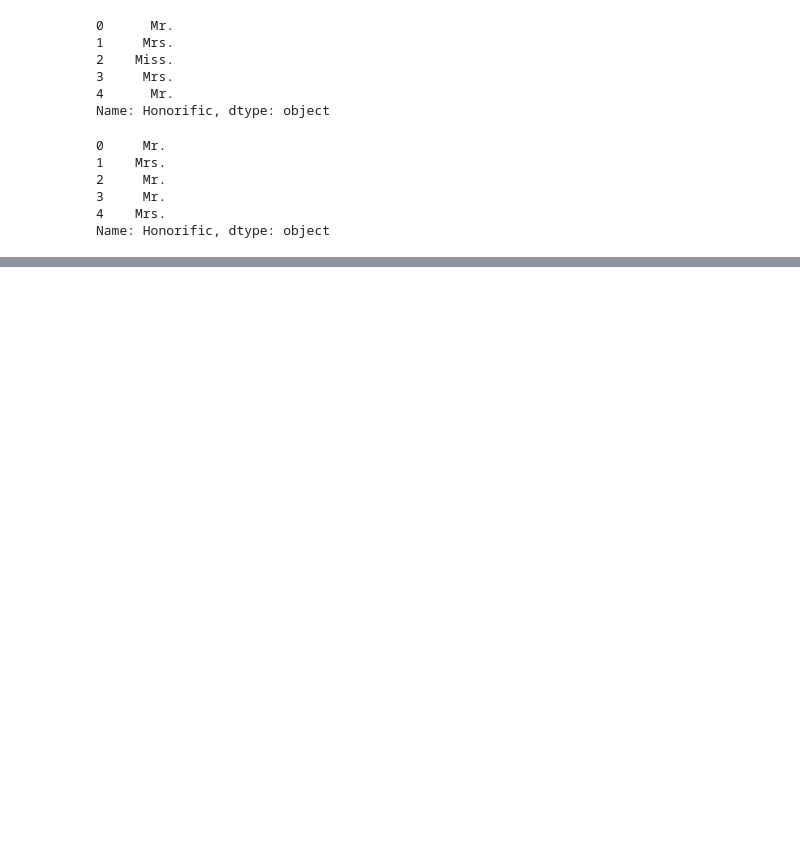
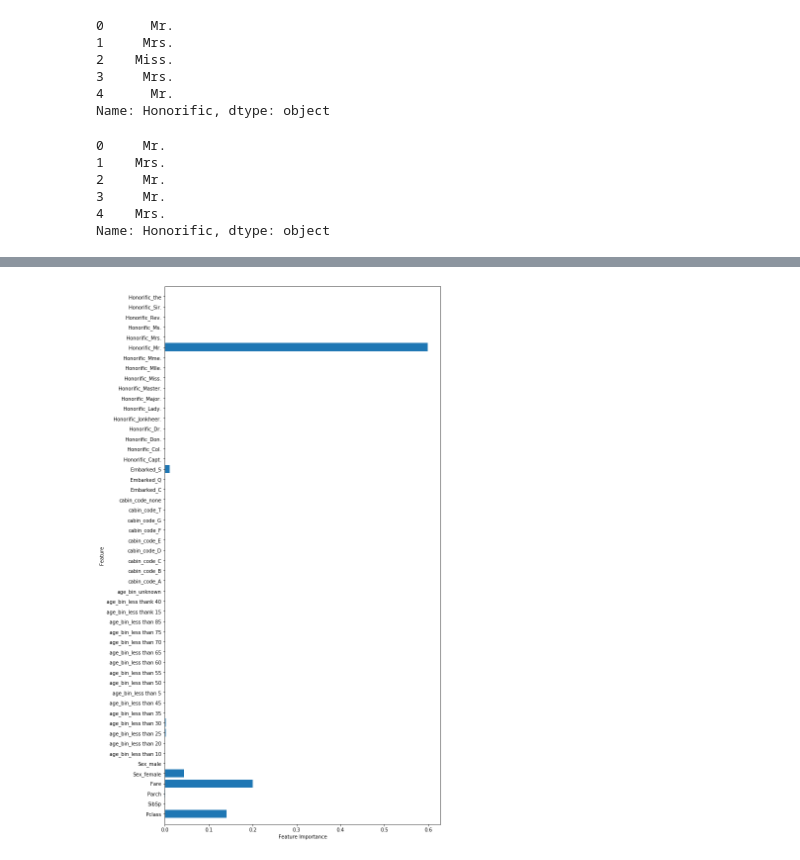
Before and after one commit to shortlikeafox/kaggle-competitions, a Jupyter notebook: titanic/titanic-decision-tree.ipynb, the cells around one changed output, grey strips where cells are left out. Cells and saved outputs as stored; diff of their text form; code cells hidden in the pictures; blank space fills up the shorter version.

Commit message:
working on titanic

```diff
--- a/titanic/titanic-decision-tree.ipynb
+++ b/titanic/titanic-decision-tree.ipynb
@@ -4,5 +4,9 @@ import numpy as np
 from sklearn.linear_model import LogisticRegression
 from sklearn import tree
 from sklearn.ensemble import RandomForestClassifier
+from sklearn.ensemble import GradientBoostingClassifier
+%matplotlib inline
+import matplotlib.pyplot as plt
+plt.rcParams['figure.figsize'] = [10, 20]
 # %%
 train_data = pd.read_csv("data/train.csv")
@@ -29,22 +47,29 @@ Name: Honorific, dtype: object
 # %%
 y = train_data["Survived"]
 features = ["Pclass", "Sex", "age_bin", "SibSp", "Parch", "Fare", "cabin_code", "Embarked",
-           "Honorific"]
+           "Honorific", "ticket_group"]
 X = pd.get_dummies(train_data[features])
 X_test = pd.get_dummies(test_data[features], dummy_na=True)
 
 X, X_test = X.align(X_test, join='left', axis=1)
 
-X_test['Fare'] = X_test['Fare'].fillna(value=10)
+
 X_test['age_bin_less than 75'] = X_test['age_bin_less than 75'].fillna(value=0)
 X_test['age_bin_less than 85'] = X_test['age_bin_less than 85'].fillna(value=0)
-X_test['cabin_code_T'] = X_test['cabin_code_T'].fillna(value=0)
 X_test.fillna(value=0, inplace=True)
 
 
 #model = RandomForestClassifier(n_estimators=100, max_depth=4, random_state=1, min_samples_leaf=20)
-model = tree.DecisionTreeClassifier(max_depth=6, random_state=1, min_samples_leaf=20)
+#model = tree.DecisionTreeClassifier(max_depth=6, random_state=1, min_samples_leaf=20)
+#model = tree.DecisionTreeClassifier()
+#model = tree.DecisionTreeClassifier(max_depth=5, random_state=1, min_samples_leaf=19)
+model = RandomForestClassifier(n_estimators=100, max_depth=5, min_samples_leaf=6, max_features=3,
+                              random_state=75)
+
 model.fit(X,y)
+
+print("Accuracy on training set: {:.3f}".format(model.score(X, y)))
+
 predictions=model.predict(X_test)
 
 output=pd.DataFrame({'PassengerId': test_data.PassengerId, 'Survived': predictions})
@@ -63,0 +90,4 @@ graph.render("image13",view=True)
+# %%
+#Following 2 lines
+columns = X.columns
+columns.tolist()
@@ -63,0 +125,12 @@ graph.render("image13",view=True)
+# %%
+def plot_feature_importances_titanic(model):
+    n_features = X_test.shape[1]
+    plt.barh(range(n_features), model.feature_importances_, align='center')
+    plt.yticks(np.arange(n_features), columns)
+    plt.xlabel("Feature Importance")
+    plt.ylabel("Feature")
+    plt.ylim(-1, n_features)
+# %%
+plot_feature_importances_titanic(model)
+# %% [output]
+[figure, added]
```
Also changed, not shown: parts of 5 cells of this notebook, 7 other files.
